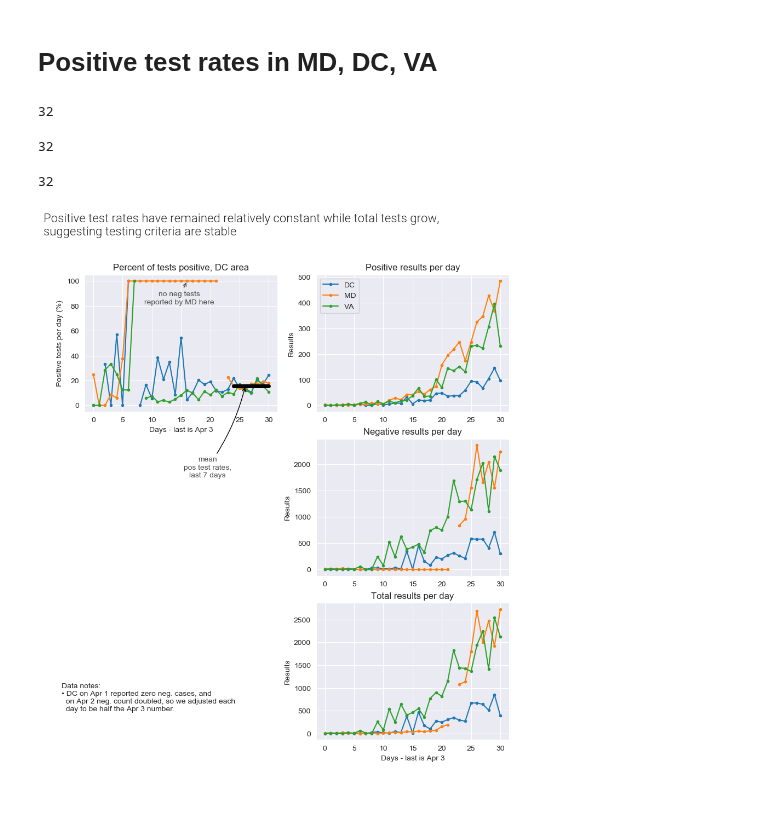
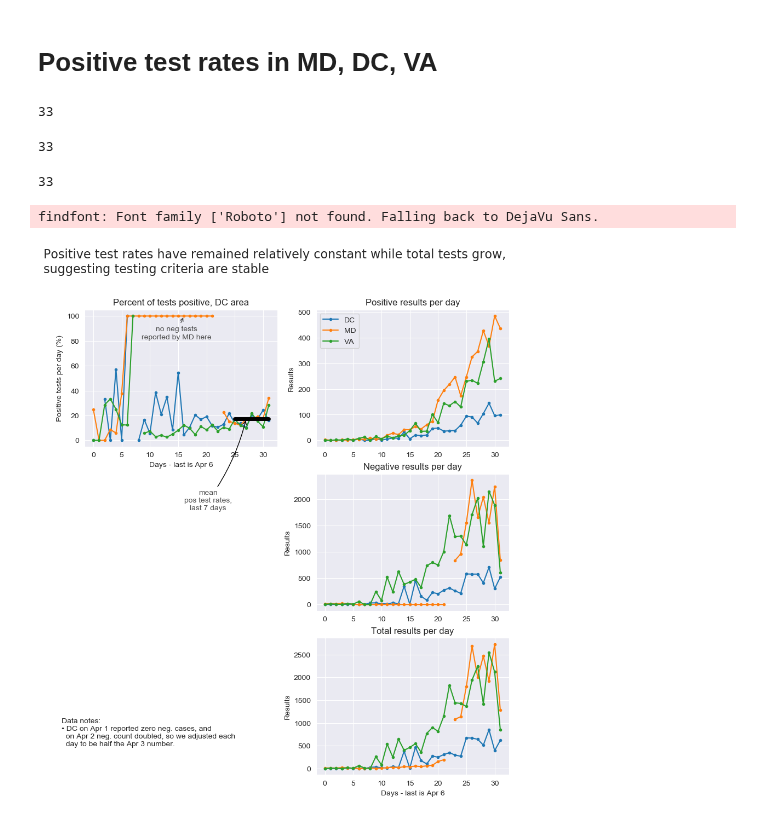
Before and after one commit to histed/DC-area-coronavirus-tracking, a Jupyter notebook: 200401-MH-HG-Covidtracking.ipynb, the cells around one changed output. Drawn from its saved outputs; the diff is of its cells as text; code cells hidden in the pictures.

```diff
--- a/200401-MH-HG-Covidtracking.ipynb
+++ b/200401-MH-HG-Covidtracking.ipynb
@@ -185,8 +185,15 @@ Latest data for NY: 2020-04-05 00:00:00
+# %%
+for state in ['DC']:
+    desIx = ctDf.state == state
+    stDf = ctDf.loc[desIx,:].copy()
+    stDf.set_index('date', inplace=True)
+
+    posV = stDf.loc[:,'positive'][::-1]
 # %% [markdown]
 # Positive test rates in MD, DC, VA
 # %%
 from argparse import Namespace
-daylabel = 'Days - last is Apr 3'
+daylabel = 'Days - last is Apr 6'
 fig = plt.figure(figsize=r_[1,0.75]*[2,3]*5, dpi=100)
 gs = mpl.gridspec.GridSpec(3,2)
 
@@ -240,34 +247,35 @@ for state in ['DC', 'MD', 'VA']:
     display(len(dd.posV))
     pH = ax.plot(dd.pdV, '.-', label=state)
     pH = ax2.plot(dd.ndV, '.-', label=state)
     pH = ax3.plot(dd.ndV+dd.pdV, '.-', label=state)
 ax.legend()
 ax.set_title('Positive results per day')
 ax.set_ylabel('Results')
 
 ax2.set_title('Negative results per day')
 ax2.set_ylabel('Results')
 
 ax3.set_title('Total results per day')
 ax3.set_ylabel('Results')
 ax3.set_xlabel(daylabel)
 
 fig.suptitle('Positive test rates have remained relatively constant while total tests grow,\n'
              'suggesting testing criteria are stable',
              fontsize=16, fontname='Roboto', fontweight='light',
              x=0.05, ha='left', va='top')
 
 ax3.annotate('Data notes:\n'
              '• DC on Apr 1 reported zero neg. cases, and \n  on Apr 2 neg. count doubled, so we adjusted each\n  day to be half the Apr 3 number.',
               xy=(0.05,0.1), xycoords='figure fraction')
 
 doSave = True
 if doSave:
     fig.savefig('./fig-output/testing-%s.png'%datestr,
             dpi=300, bbox_inches='tight', pad_inches=0.5)
             #bbox_inches=r_[0,0,10,15])#,
 # %% [output]
-32
+33
-32
+33
-32
+33
+findfont: Font family ['Roboto'] not found. Falling back to DejaVu Sans.
-[figure, old version]
+[figure, new version]
```
Also changed, not shown: parts of 4 cells of this notebook, 8 other files.
